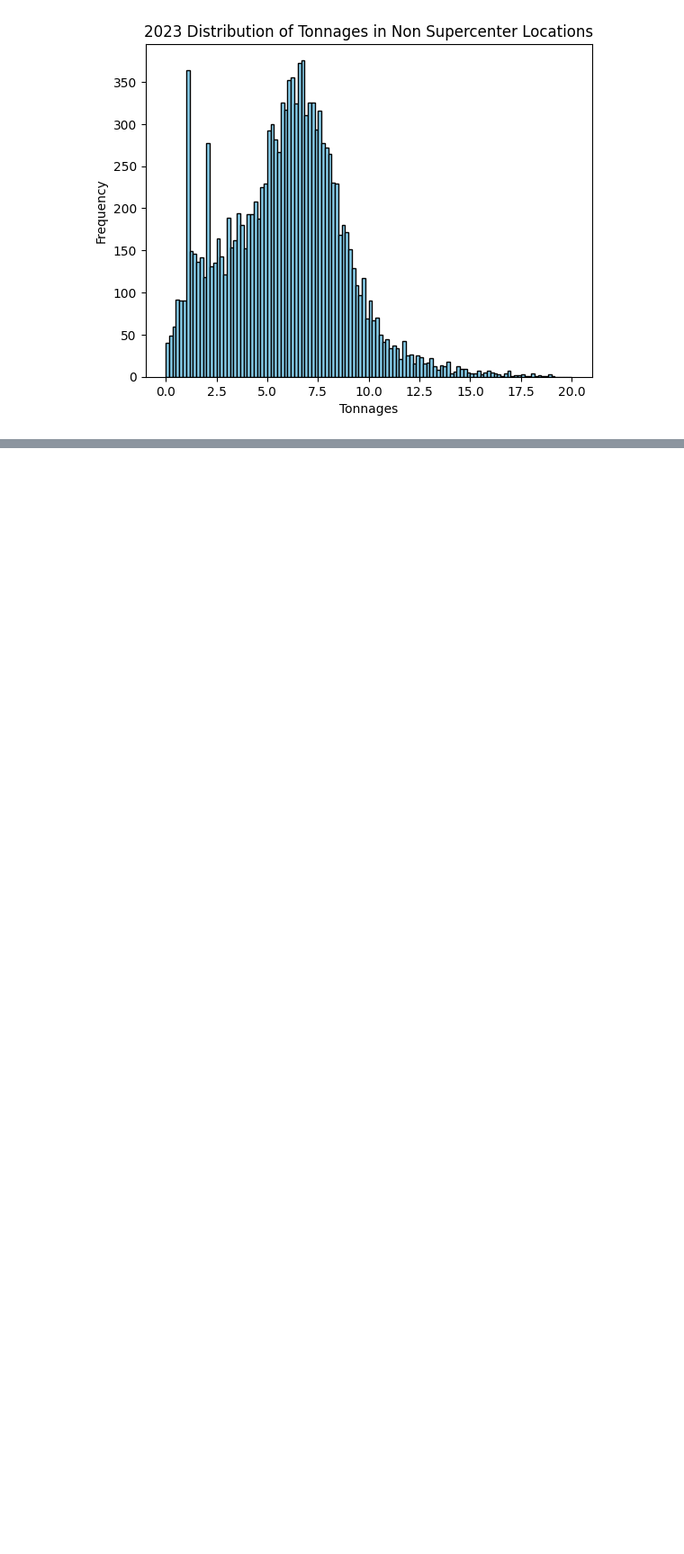
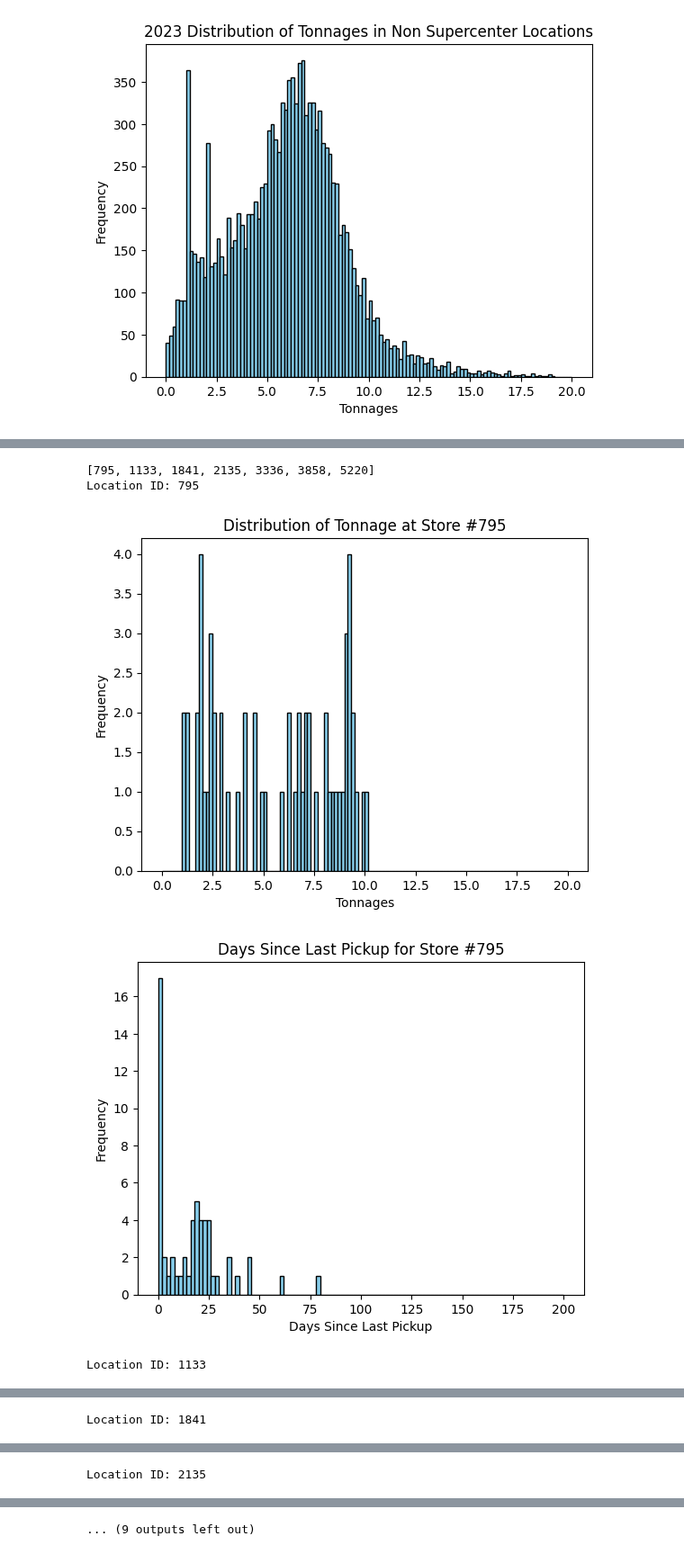
Before and after one commit to jli615/dtxwalmart, a Jupyter notebook: splitting.ipynb, the cells around one changed output, grey strips where cells are left out. Shown at 90% size. Saved outputs shown, nothing was run; the diff lists cells and outputs as text; code cells hidden in the pictures; blank space fills up the shorter version.

Commit message:
identified relevant stores

```diff
--- a/splitting.ipynb
+++ b/splitting.ipynb
@@ -2,7 +2,7 @@
 import pandas as pd
 import matplotlib.pyplot as plt
 # %%
-df = pd.read_csv('/Users/keon/Desktop/walmart2/dtxwalmart/data/0221_0923_no_franchise_data.csv')
+df = pd.read_csv('/Users/avena/Desktop/college/sp24/dt/walmart/dtxwalmart/0221_0923_no_franchise_data.csv')
 df.info()
 # %% [output]
 <class 'pandas.core.frame.DataFrame'>
@@ -306,0 +311,51 @@ plt.show()
+# %%
+# Group by 'location_id'
+grouped = supercenter_df.groupby('Location ID')
+
+# Create a dictionary where keys are 'location_id' and values are the corresponding DataFrame group
+location_dict = {location: group for location, group in grouped}
+
+all_mean_ton = supercenter_df['Tonnage'].mean()
+all_mean_pickup = supercenter_df['Days Since Last Pickup'].mean()
+all_std_ton = supercenter_df['Tonnage'].std()
+all_std_pickup = supercenter_df['Days Since Last Pickup'].std()
+
+half_std_ton = all_std_ton/2
+half_std_pickup = all_mean_pickup/2
+
+relevant_stores = list()
+
+# filtering for stores with similar mean and std tonnages + pickups to population
+for location, data in location_dict.items():
+    mean_ton = data['Tonnage'].mean()
+    mean_pickup = data['Days Since Last Pickup'].mean()
+    std_ton = data['Tonnage'].std()
+    std_pickup = data['Days Since Last Pickup'].std()
+    if mean_ton < all_mean_ton + half_std_ton and mean_ton > all_mean_ton - half_std_ton and mean_pickup < all_mean_pickup + half_std_pickup and mean_pickup > all_mean_pickup - half_std_pickup:
+        if std_ton < all_std_ton + 15 and std_ton > all_std_ton - 15 and std_pickup < all_std_pickup + 6 and std_pickup > all_std_pickup - 6:
+            relevant_stores.append(location)
+
+print(relevant_stores)
+# ignore
+# print(all_mean_ton, all_mean_pickup, all_std_pickup, all_std_ton)
+
+# Display the tonnage and pickup distribution of relevant stores
+for location, data in location_dict.items():
+    if location in relevant_stores:
+        print(f"Location ID: {location}")
+        plt.hist(data['Tonnage'], bins=120, range=(0, 20), color='skyblue', edgecolor='black')
+        plt.xlabel('Tonnages')
+        plt.ylabel('Frequency')
+        plt.title(f"Distribution of Tonnage at Store #{location}")
+        plt.show()
+        plt.hist(data['Days Since Last Pickup'], bins=100, range=(0, 200), color='skyblue', edgecolor='black')
+        plt.xlabel('Days Since Last Pickup')
+        plt.ylabel('Frequency')
+        plt.title(f'Days Since Last Pickup for Store #{location}')
+        plt.show()
+# %% [output]
+[795, 1133, 1841, 2135, 3336, 3858, 5220]
+Location ID: 795
+[figure, added]
+[figure, added]
+Location ID: 1133
@@ -306,0 +364 @@ plt.show()
+Location ID: 1841
@@ -306,0 +367 @@ plt.show()
+Location ID: 2135
@@ -306,0 +370 @@ plt.show()
+... (9 outputs left out)
```
Also changed, not shown: parts of 2 cells of this notebook.
